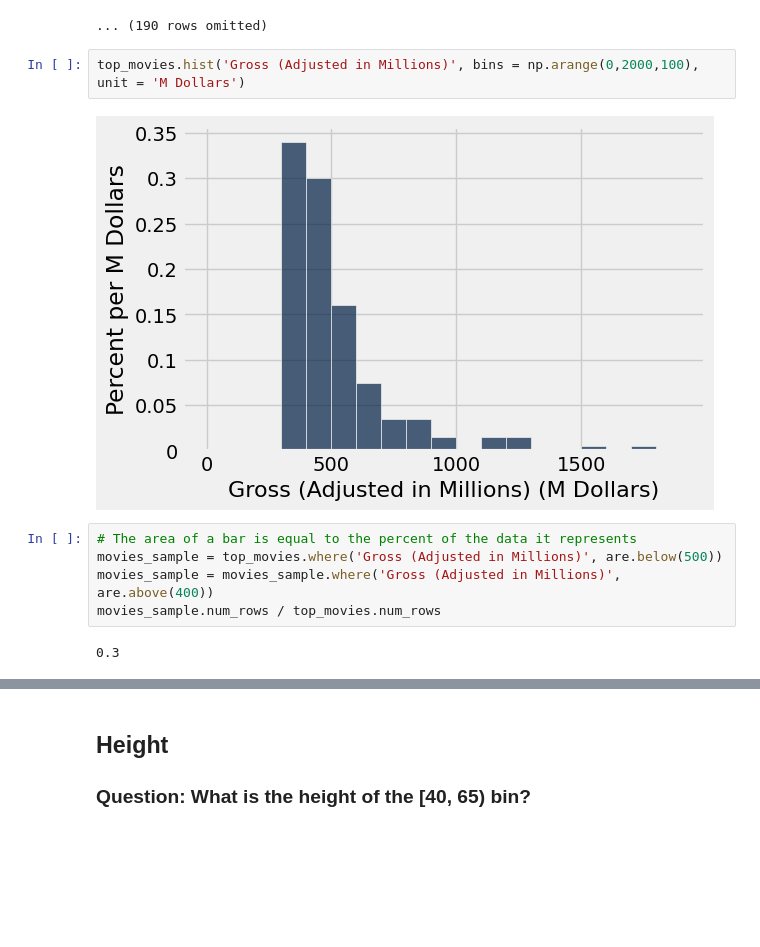
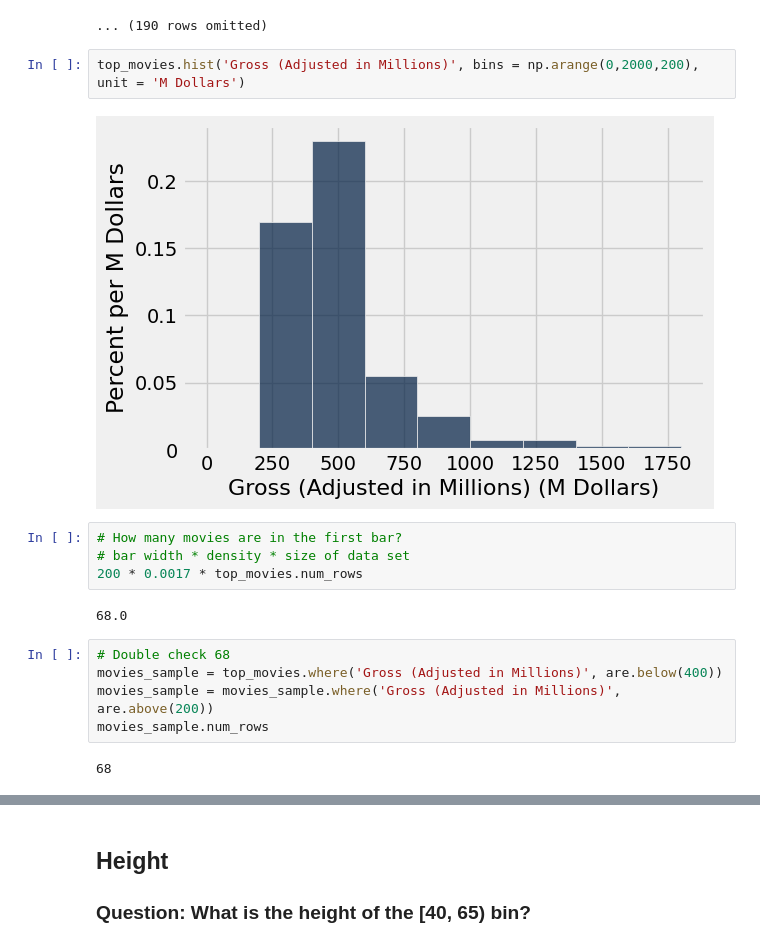
Before and after one commit to austinmohrnwu/24-fall-intro, a Jupyter notebook: lec06/lec06.ipynb, the cells around one changed output, grey strips where cells are left out. Drawn from its saved outputs; the diff is of its cells as text; blank space fills up the shorter version.

```diff
--- a/lec06/lec06.ipynb
+++ b/lec06/lec06.ipynb
@@ -229,13 +229,19 @@ top_movies
 | Snow White and the Seven Dwarves | Disney | 184925486 | 969010000 | 1937 | 86 | 969.01 |
 ... (190 rows omitted)
 # %%
-top_movies.hist('Gross (Adjusted in Millions)', bins = np.arange(0,2000,100), unit = 'M Dollars')
+top_movies.hist('Gross (Adjusted in Millions)', bins = np.arange(0,2000,200), unit = 'M Dollars')
 # %% [output]
-[figure, old version]
+[figure, new version]
+# %%
+# How many movies are in the first bar?
+# bar width * density * size of data set
+200 * 0.0017 * top_movies.num_rows
+# %% [output]
+68.0
 # %%
-# The area of a bar is equal to the percent of the data it represents
-movies_sample = top_movies.where('Gross (Adjusted in Millions)', are.below(500))
-movies_sample = movies_sample.where('Gross (Adjusted in Millions)', are.above(400))
-movies_sample.num_rows / top_movies.num_rows
+# Double check 68
+movies_sample = top_movies.where('Gross (Adjusted in Millions)', are.below(400))
+movies_sample = movies_sample.where('Gross (Adjusted in Millions)', are.above(200))
+movies_sample.num_rows
 # %% [output]
-0.3
+68
```
Also changed, not shown: parts of 1 cell of this notebook.
